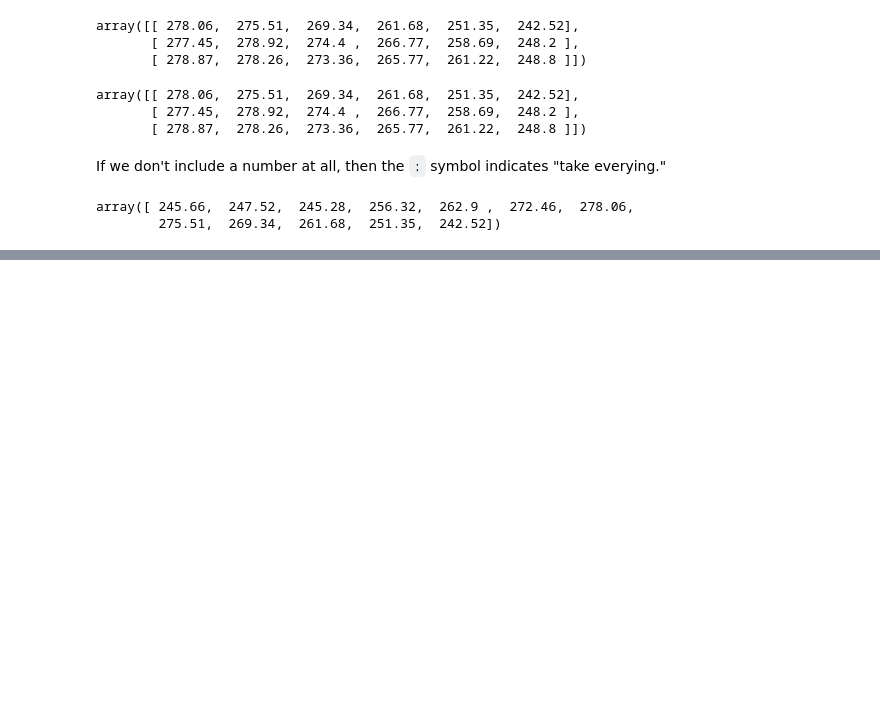
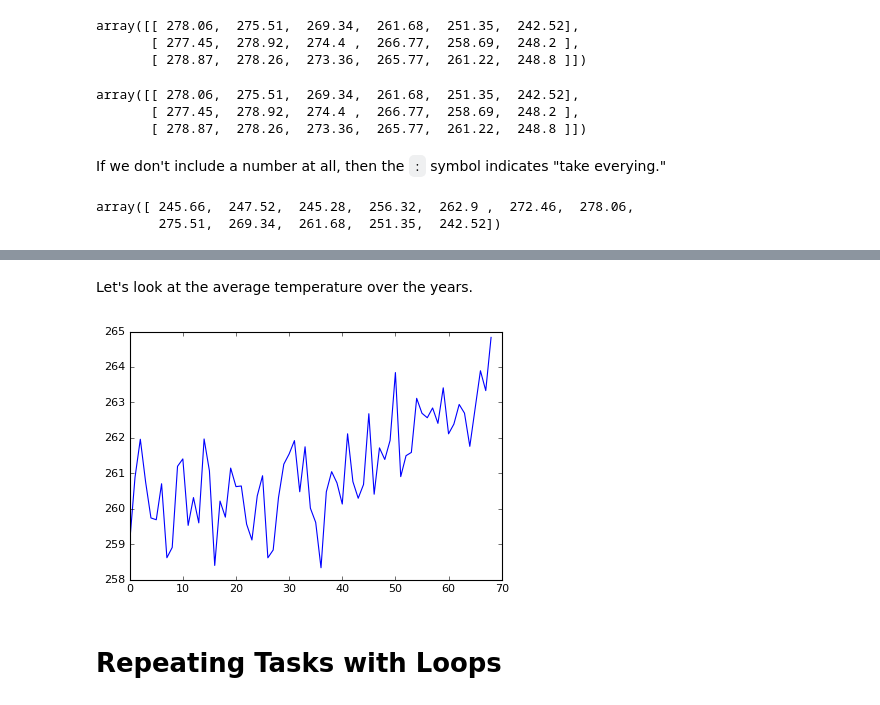
Before and after one commit to arthur-e/swc-workshop, a Jupyter notebook: python-climate/Python-SWC-Intro-Climate.ipynb, the cells around one changed output, grey strips where cells are left out. Drawn from its saved outputs; the diff is of its cells as text; code cells hidden in the pictures; blank space fills up the shorter version.

```diff
--- a/python-climate/Python-SWC-Intro-Climate.ipynb
+++ b/python-climate/Python-SWC-Intro-Climate.ipynb
@@ -312,0 +495,10 @@ array([ 245.66,  247.52,  245.28,  256.32,  262.9 ,  272.46,  278.06,
+# %% [markdown]
+Let's look at the average temperature over the years.
+# %%
+avg_temp = barrow.mean(axis = 1)
+avg_temp_plot = pyplot.plot(avg_temp)
+pyplot.show()
+# %% [output]
+[figure, added]
+# %% [markdown]
+# Repeating Tasks with Loops
```
Also changed, not shown: parts of 43 cells of this notebook.
